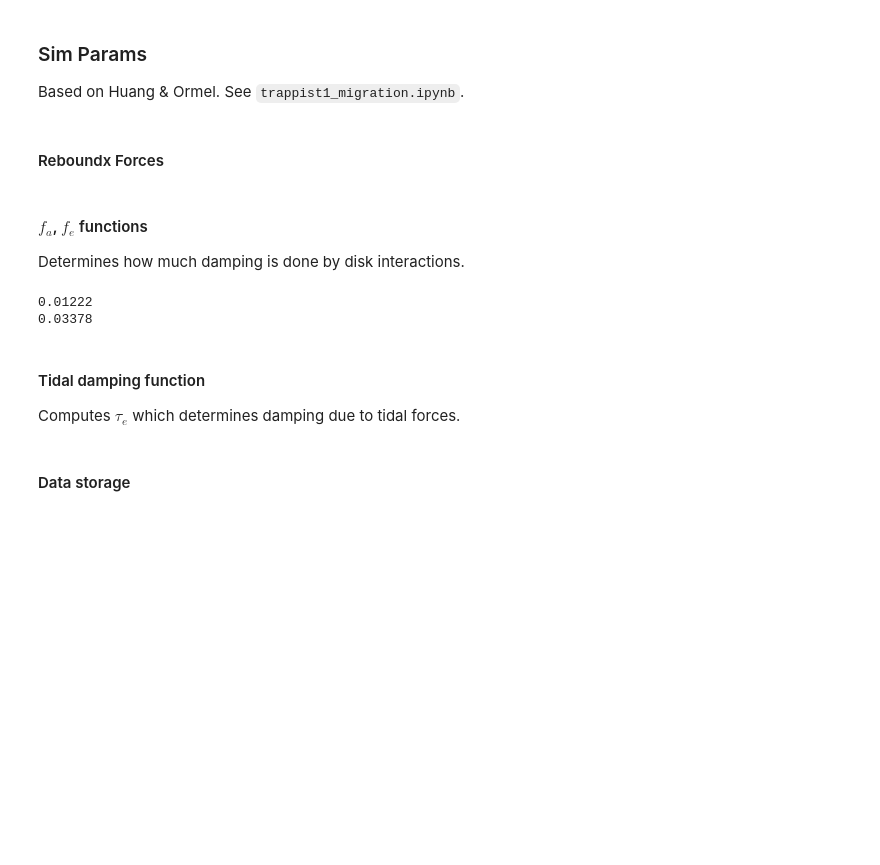
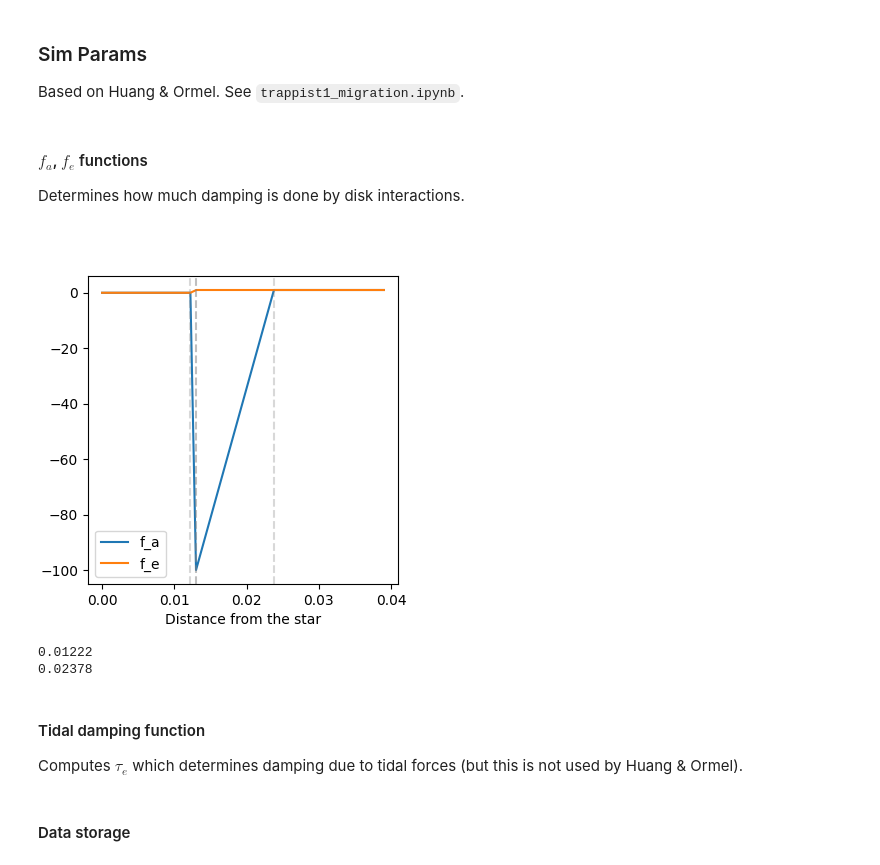
Before and after one commit to dchen10Git/uchi-exoplanets-2025, a Jupyter notebook: one_planet.ipynb, the cells around one changed output. Cells and saved outputs as stored; diff of their text form; code cells hidden in the pictures; blank space fills up the shorter version.

```diff
--- a/one_planet.ipynb
+++ b/one_planet.ipynb
@@ -8,6 +8,8 @@ import reboundx
 import numpy as np
 import pandas as pd
 import matplotlib.pyplot as plt
+from IPython.display import display
+from copy import deepcopy
 
 # Create the simulation
 sim = rebound.Simulation()
@@ -19,17 +21,19 @@ sim.random_seed = 13741154 # for reproducibility
 sim.add(m=0.09)
 
 # Define planet radii
-r_earth = 4.264e-5
+r_earth = 4.264e-5 # in AU
 radii = np.array([1.116, 1.097, 0.788, 0.920, 1.045, 1.129, 0.755]) * r_earth
 
 # Define planet masses
 m_earth = 3.003e-6 # in solar masses
 masses = np.array([1.374, 1.308, 0.388, 0.692, 1.039, 1.321, 0.326]) * m_earth
 
-masses = masses[0:1] # limit to b
+masses = masses[0:1] # limits to b
 num_planets = len(masses)
 
-a_b = 0.045 # starting semimajor axis for planet b
+planet_names = ['b', 'c', 'd', 'e', 'f', 'g', 'h']
+
+a_b = 0.06 # starting semimajor axis for planet b
 P_b = a_b**(3/2)
 P0 = np.array([P_b])
 a0 = P0**(2/3)
@@ -42,6 +46,7 @@ for i in range(num_planets):
 # Move to center of momentum
 sim.move_to_com()
 ps = sim.particles
+planets = ps[1:] # for easier indexing
 # %% [markdown]
 ### Sim Params
 Based on Huang & Ormel. See `trappist1_migration.ipynb`.
@@ -61,5 +66,3 @@ gamma_I = 2
 tau_d = 1e5
 Delta = 2*h*r_c
 Q_sim = 100
-# %% [markdown]
-#### Reboundx Forces
@@ -77,6 +70,12 @@ rebx.add_force(mof)
 #### $f_a$, $f_e$ functions
 Determines how much damping is done by disk interactions.
 # %%
+rebx = reboundx.Extras(sim)
+
+# Planet-disk interaction
+mof = rebx.load_force("modify_orbits_forces")
+rebx.add_force(mof)
+
 q_vals = masses / M_star
 q_earth =  3.003e-6 / M_star
 
@@ -100,37 +99,38 @@ def f_functions(r):
         0,
         A_e * (r - r_c + Delta) / Delta,
         (A_e - 1) * (r_c + Delta + 1 / A_a - r) / (Delta + 1 / A_a) + 1,
         1
     ]
 
     f_a_vals = np.select(conditions, f_a, default=np.nan)
     f_e_vals = np.select(conditions, f_e, default=np.nan)
     return f_a_vals, f_e_vals
 
 %matplotlib widget
 def plot_f_functions():
     fig, ax = plt.subplots()
     fig.set_figwidth(4.0)
     fig.set_figheight(4.0)
 
-    xs = np.linspace(0, 3*r_c, 100)
+    xs = np.linspace(0, 3*r_c, 1000)
     f_a_vals, f_e_vals = f_functions(xs)
     ax.plot(xs, f_a_vals, label='f_a')
     ax.plot(xs, f_e_vals, label='f_e')
     plt.ylabel("$f_a$ or $f_e$")
     plt.xlabel("Distance from the star")
     plt.axvline(r_c-Delta, color='gray', ls='--', alpha=0.3)
     plt.axvline(r_c, color='gray', ls='--', alpha=0.5)
     plt.axvline(r_c+Delta+1/A_a, color='gray', ls='--', alpha=0.3)
     plt.legend()
     plt.show()
 
-# plot_f_functions()
+plot_f_functions()
 print(r_c - Delta)
 print(r_c + Delta + 1 / A_a)
 # %% [output]
+[figure, added]
 0.01222
-0.03378
+0.02378
 # %% [markdown]
 #### Tidal damping function
-Computes $\tau_e$ which determines damping due to tidal forces.
+Computes $\tau_e$ which determines damping due to tidal forces (but this is not used by Huang & Ormel).
```
Also changed, not shown: parts of 10 cells of this notebook.
